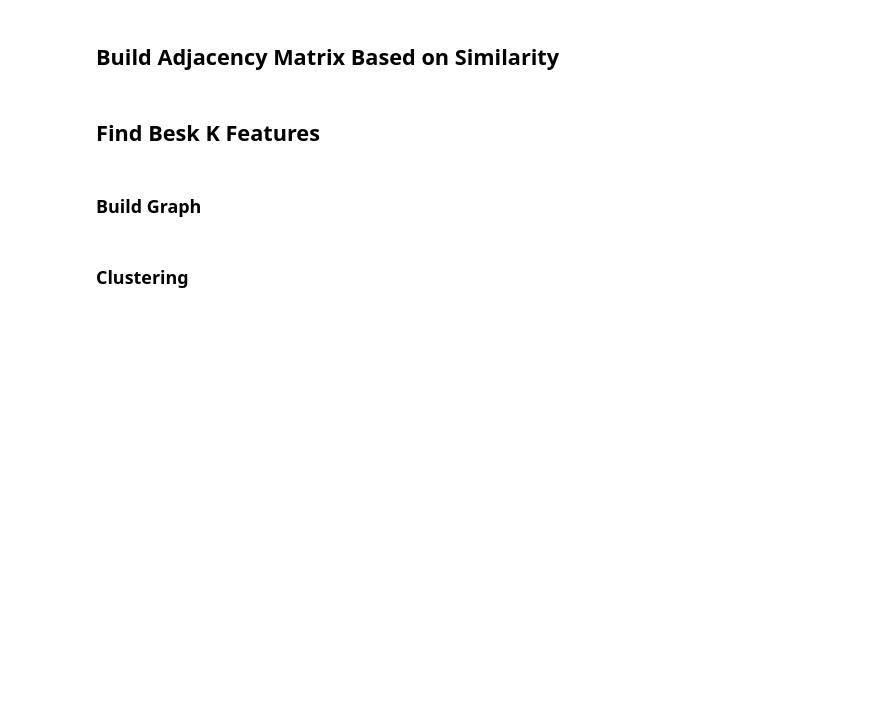
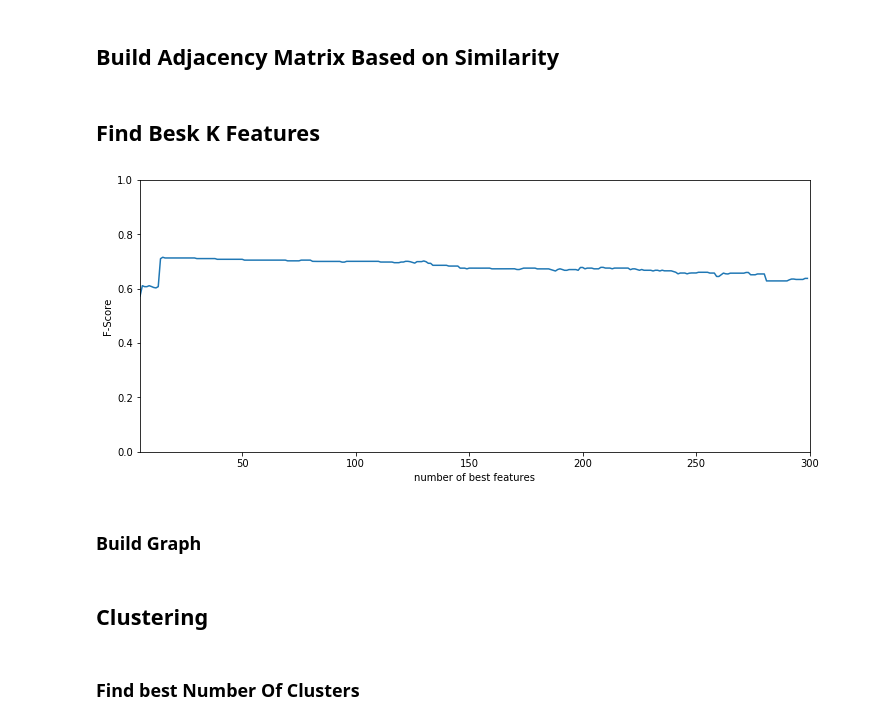
Before and after one commit to Pedrolindeza/schizoconnect, a Jupyter notebook: crc_2.ipynb, the cells around one changed output. Saved outputs shown, nothing was run; the diff lists cells and outputs as text; code cells hidden in the pictures; blank space fills up the shorter version.

```diff
--- a/crc_2.ipynb
+++ b/crc_2.ipynb
@@ -193,11 +199,21 @@ def find_best_features(X, y, feature_range=range(5,300)):
 
         scores += [score]
 
-    return best_comp
+    return best_comp, scores
 # %%
-#best_comp = find_best_features(medic_mean_drop, labels)
+best_comp, f_scores = find_best_features(medic_mean_drop, labels)
 medic_mean_drop_new = SelectKBest(chi2, k=15).fit_transform(medic_mean_drop.copy(), labels.copy())
-#print(best_comp) score 0.7157560437187312
+# %%
+x_values_f = [x for x in range(5,300)]
+plt.figure(figsize=(12, 5))
+plt.ylim(0,1)
+plt.xlim(5,300)
+plt.xlabel("number of best features")
+plt.ylabel("F-Score")
+plt.plot(x_values_f, f_scores)
+plt.savefig("best_features.png")
+# %% [output]
+[figure, added]
 # %%
 def build_adjacency_matrix(data_frame, distance_metric, threshold=2):
 
@@ -242,2 +263,4 @@ nx.set_node_attributes(G, 'disorder', disorders)
 # %% [markdown]
-### Clustering
+## Clustering
+# %% [markdown]
+### Find best Number Of Clusters
```
Also changed, not shown: parts of 20 cells of this notebook.
